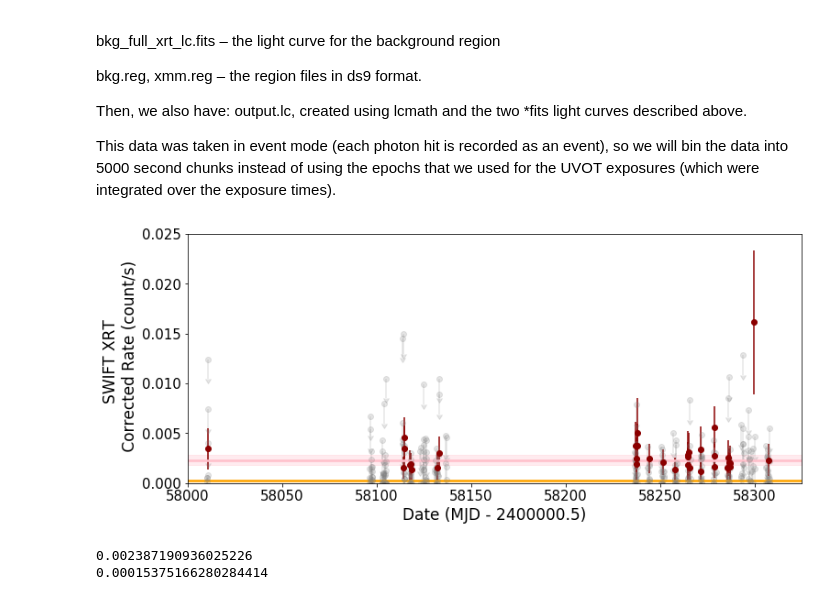
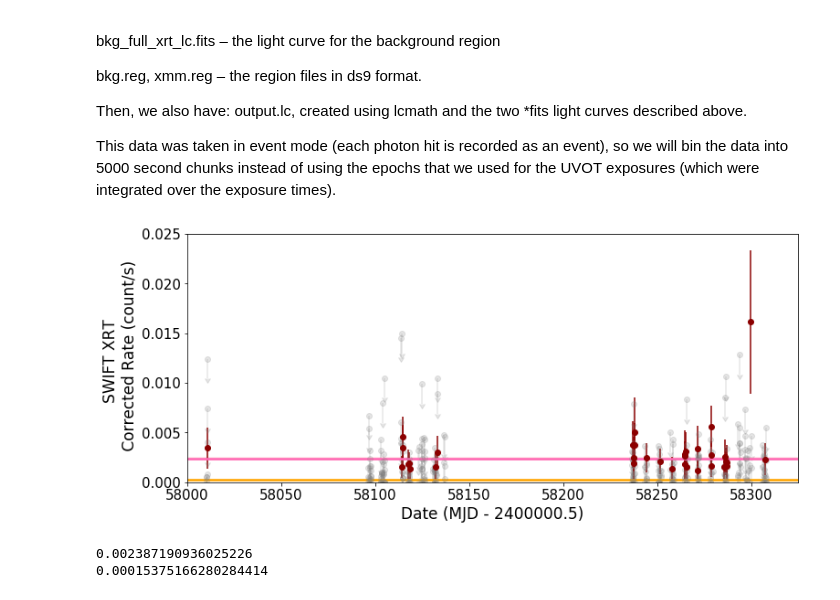
Before and after one commit to jxcbecker/trappist1, a Jupyter notebook: MakeFigures.ipynb, the cells around one changed output. Cells and saved outputs as stored; diff of their text form; code cells hidden in the pictures.

```diff
--- a/MakeFigures.ipynb
+++ b/MakeFigures.ipynb
@@ -13,7 +13,7 @@ import scipy.interpolate
 Populating the interactive namespace from numpy and matplotlib
 # %%
 # set up file paths - for other users, these will need to be updated!
-computer_path = '/home/jcbmgd/Documents/juliette/'
+computer_path = '/Users/jcbecker/Documents/GitHub/'
 current_dir = computer_path + 'trappist1/'
 assorteddata = current_dir + 'AssortedData/'
 extraFigures = current_dir + 'ExtraFigures/'
@@ -215,37 +215,37 @@ xrt_lc['detection_type'] = detection_type
 xrt_lc['xrt_error'] = err
 
 xrt_lc.to_csv("AssortedData/SWIFT_XRT/xray_lightcurve_processed.csv") # save this# default - don't include totally empty bins
 idxnull  = (xrt_lc['filling_factor'] > 0.0)
 ##
 idx_upplim = idxnull & (xrt_lc['detection_type'] =='upper_limit')
 figsize(12,5)
 fig, ax1 = subplots()
 ax1.errorbar(xrt_lc.loc[idx_upplim]['time'], xrt_lc.loc[idx_upplim]['xrt_flux'], alpha = 0.2, uplims = [1] * len(xrt_lc.loc[idx_upplim]['xrt_flux']), yerr = [0.002] * len(xrt_lc.loc[idx_upplim]['xrt_flux']), color='grey',marker='o',linestyle='None')
 idx_detect = idxnull &(xrt_lc['detection_type'] =='detection') # points with detections only
 ax1.errorbar(xrt_lc.loc[idx_detect]['time'], xrt_lc.loc[idx_detect]['xrt_flux'], yerr = xrt_lc.loc[idx_detect]['xrt_error'], color='DarkRed',marker='o',linestyle='None')
 ax1.plot(np.linspace(58000, 58325, 10),
-     [0.0023] * 10, linewidth=2.6, color='Pink', label = "Detections")
+     [0.0024] * 10, linewidth=2.6, color='HotPink', label = "Detections")
 ax1.fill_between(np.linspace(58000, 58325, 10),
-             [0.0023 - 0.0005] * 10,
-             [0.0023 + 0.0005] * 10,
+             [0.0024 - 0.00015] * 10,
+             [0.0024 + 0.00015] * 10,
              color='Pink', alpha=0.3)
 
 ax1.plot(np.linspace(58000, 58325, 10),
      [0.00026] * 10, linewidth=2.6, color='Orange')
 ax1.fill_between(np.linspace(58000, 58325, 10),
              [0.00026 - 0.00003] * 10,
              [0.00026 + 0.00003] * 10,
              color='Orange', alpha=0.3)
 ax1.set_ylabel("SWIFT XRT \n Corrected Rate (count/s)", fontsize=17)
 ax1.set_xlabel("Date (MJD - 2400000.5)", fontsize=17)
 xticks(fontsize=15)
 yticks(fontsize=15)
 ax1.set_xlim(58000, 58325)
 ax1.set_ylim(0, 25e-3)
 
 savefig(paperFigures + "lcdata_xray_subtracted.pdf", dpi=100, bbox_inches = 'tight')
 # %% [output]
-[figure, old version]
+[figure, new version]
 # %%
 print( np.average(xrt_lc.loc[idx_detect]['xrt_flux'].values, weights = 1./xrt_lc.loc[idx_detect]['xrt_error'].values))
 print( np.sum(1./np.power(1./xrt_lc.loc[idx_detect]['xrt_error'].values,2.)))
```
Also changed, not shown: parts of 2 cells of this notebook, 15 other files.
